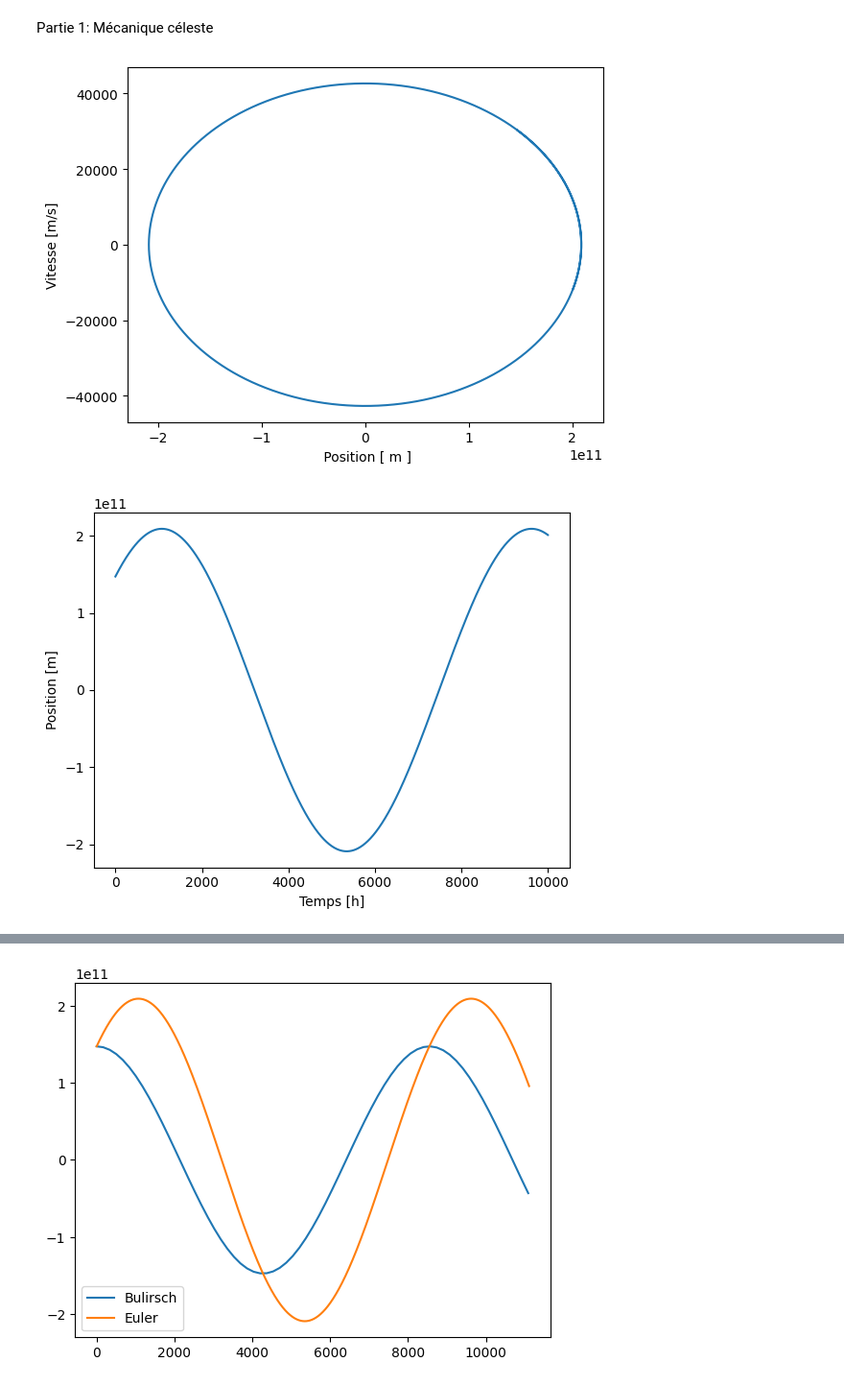
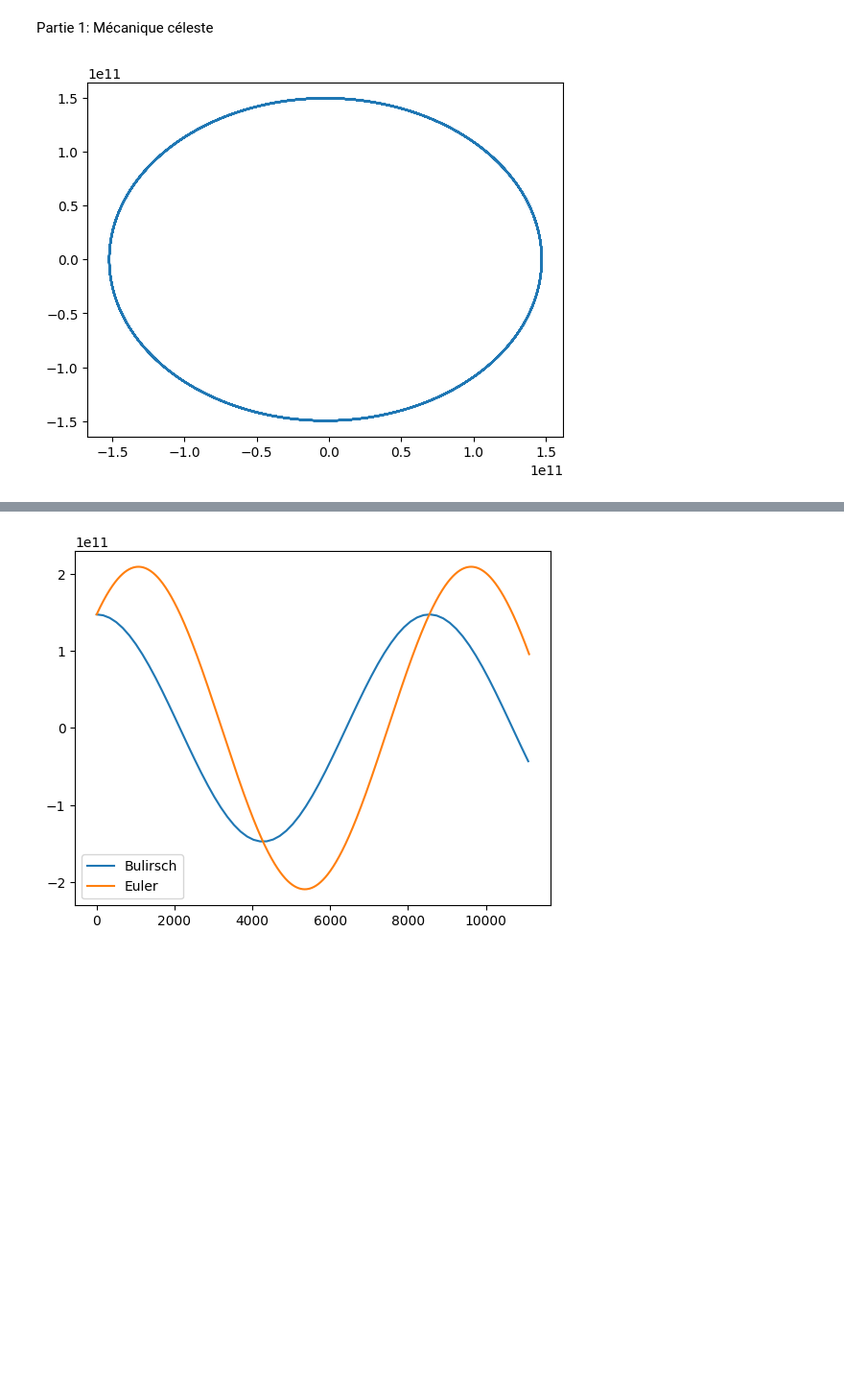
Before and after one commit to gamer39/Physique_numerique, a Jupyter notebook: Tp3/tp3.ipynb, the cells around one changed output, grey strips where cells are left out. Shown at 96% size. Drawn from its saved outputs; the diff is of its cells as text; code cells hidden in the pictures; blank space fills up the shorter version.

```diff
--- a/Tp3/tp3.ipynb
+++ b/Tp3/tp3.ipynb
@@ -10,46 +10,49 @@ from jplephem import Ephemeris
 # %%
 #a) Calcul de la méthode de Verlet
 r_0 = 1.4710e11 # m
 v_0 = 3.0287e4#m/s
 
 def f(r):
-    return(-G.value * M_sun.value * r/r_0**3)
+    return(-G.value * M_sun.value * r/np.linalg.norm(r)**3)
 
 def verlet(r_0, v_0, h, max):
-    v_h = [v_0]
-    r_h = [r_0]
-    v_1 =  v_0 + 0.5 * h * f(r_0)
-    r = r_0
+    r = np.array([r_0, 0])
+    v_1 =  np.array([0,v_0]) + 0.5 * h * f(r)
+    vx=[v_1[0]]
+    vy=[v_1[1]]
+    x = [r[0]]
+    y =[r[1]]
 
     for i in range(1, max):
         r = r + h * v_1
         k = h * f(r)
         v_2 = v_1 + 0.5 * k
         v_1 = v_1 + k
-        v_h.append(v_2)
-        r_h.append(r)
+        vx.append(v_2[0])
+        vy.append(v_2[1])
+        x.append(r[0])
+        y.append(r[1])
 
 
-    return(v_h, r_h)
+    return(x,y,vx,vy)
 
-max = 10000
+max = 100000
 temps = [x for x in range(max)]
-v_h, r_h = verlet(r_0, v_0, 3600, max)
+x, y, vx,vy = verlet(r_0, v_0, 3600, max)
 
 
 plt.figure()
-plt.plot(r_h, v_h)
-plt.ylabel("Vitesse [m/s]")
-plt.xlabel(" Position [ m ]")
+plt.plot(x, y)
+#plt.ylabel("Vitesse [m/s]")
+#plt.xlabel(" Position [ m ]")
 plt.show()
 
-plt.figure()
-plt.plot(temps, r_h)
-plt.ylabel("Position [m]")
-plt.xlabel("Temps [h]")
-plt.show()
+##plt.figure()
+#plt.plot(temps, r_h)
+#plt.ylabel("Position [m]")
+#plt.xlabel("Temps [h]")
+#plt.show()
 # %% [output]
-[figure, old version]
+[figure, new version]
-[figure, removed]
 # %%
 def verlet(r_0, v_0, h, max):
```
Also changed, not shown: parts of 2 cells of this notebook.
